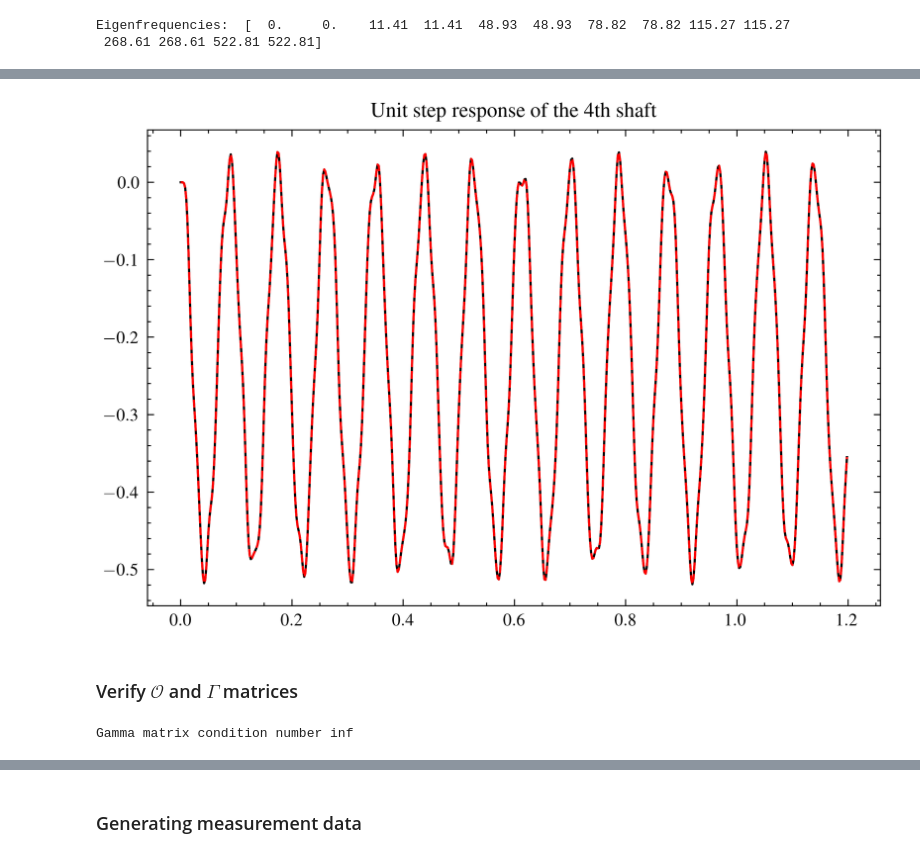
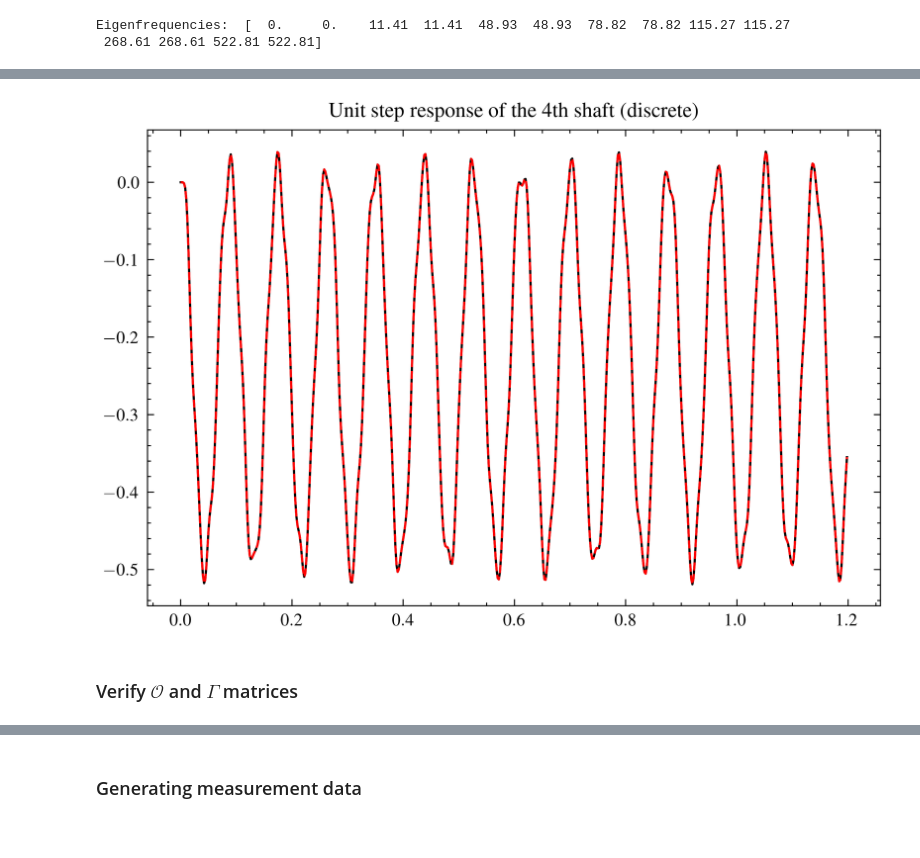
Before and after one commit to urho-h/torque_estimation_masters, a Jupyter notebook: notebooks/test_ikonen_ot.ipynb, the cells around one changed output, grey strips where cells are left out. Saved outputs shown, nothing was run; the diff lists cells and outputs as text; code cells hidden in the pictures.

```diff
--- a/notebooks/test_ikonen_ot.ipynb
+++ b/notebooks/test_ikonen_ot.ipynb
@@ -317,27 +317,27 @@ plt.show()
-# %%
-# discrete-time model
-dt = np.mean(np.diff(t))
-
-A_d, B_d = c2d(A, B, dt)
-dtout, dyout, dxout = dlsim((A_d, B_d, C, D, dt), u, t=t)
-
-A_transformed_d, B_transformed_d = c2d(A_transformed, B_transformed, dt)
-dtout_mod, dyout_mod, dxout_mod = dlsim((A_transformed_d, B_transformed_d, C_transformed, D_transformed, dt), u, t=t)
-
-plt.plot(dtout, 6.93e8*(dyout[:,4] - dyout[:,3]))
-plt.plot(dtout_mod, dyout_mod[:,3], '--')
-plt.title("Unit step response of the 4th shaft")
-plt.show()
-# %% [output]
-[figure, removed]
+# %%
+# discrete-time model
+dt = np.mean(np.diff(t))
+
+A_d, B_d = c2d(A, B, dt)
+dtout, dyout, dxout = dlsim((A_d, B_d, C, D, dt), u, t=t)
+
+A_transformed_d, B_transformed_d = c2d(A_transformed, B_transformed, dt)
+dtout_mod, dyout_mod, dxout_mod = dlsim((A_transformed_d, B_transformed_d, C_transformed, D_transformed, dt), u, t=t)
+
+plt.plot(dtout, 6.93e8*(dyout[:,4] - dyout[:,3]))
+plt.plot(dtout_mod, dyout_mod[:,3], '--')
+plt.title("Unit step response of the 4th shaft (discrete)")
+plt.show()
+# %% [output]
+[figure, added]
 # %% [markdown]
 ### Verify $\mathcal{O}$ and $\Gamma$ matrices
 # %%
 N = len(t)
-B_t_d = np.array(B_transformed_d[:,0]).reshape(13,1)
+B_t_d = np.array(B_transformed_d[:,0]).reshape(B_transformed_d.shape[0],1)
+
 extended_observation = O(A_transformed_d, C_transformed, N)
 impulse_response = gamma(A_transformed_d, B_t_d, C_transformed, N)
-print('Gamma matrix condition number', np.linalg.cond(impulse_response))
 
 x0 = np.zeros((extended_observation.shape[1], 1))
 
@@ -346,5 +346,3 @@ U = np.ones((len(t), 1))
 
 y_hat = extended_observation @ x0 + impulse_response @ U
 meases = np.hstack(np.vsplit(y_hat, N))
-# %% [output]
-Gamma matrix condition number inf
```
Also changed, not shown: parts of 16 cells of this notebook.
